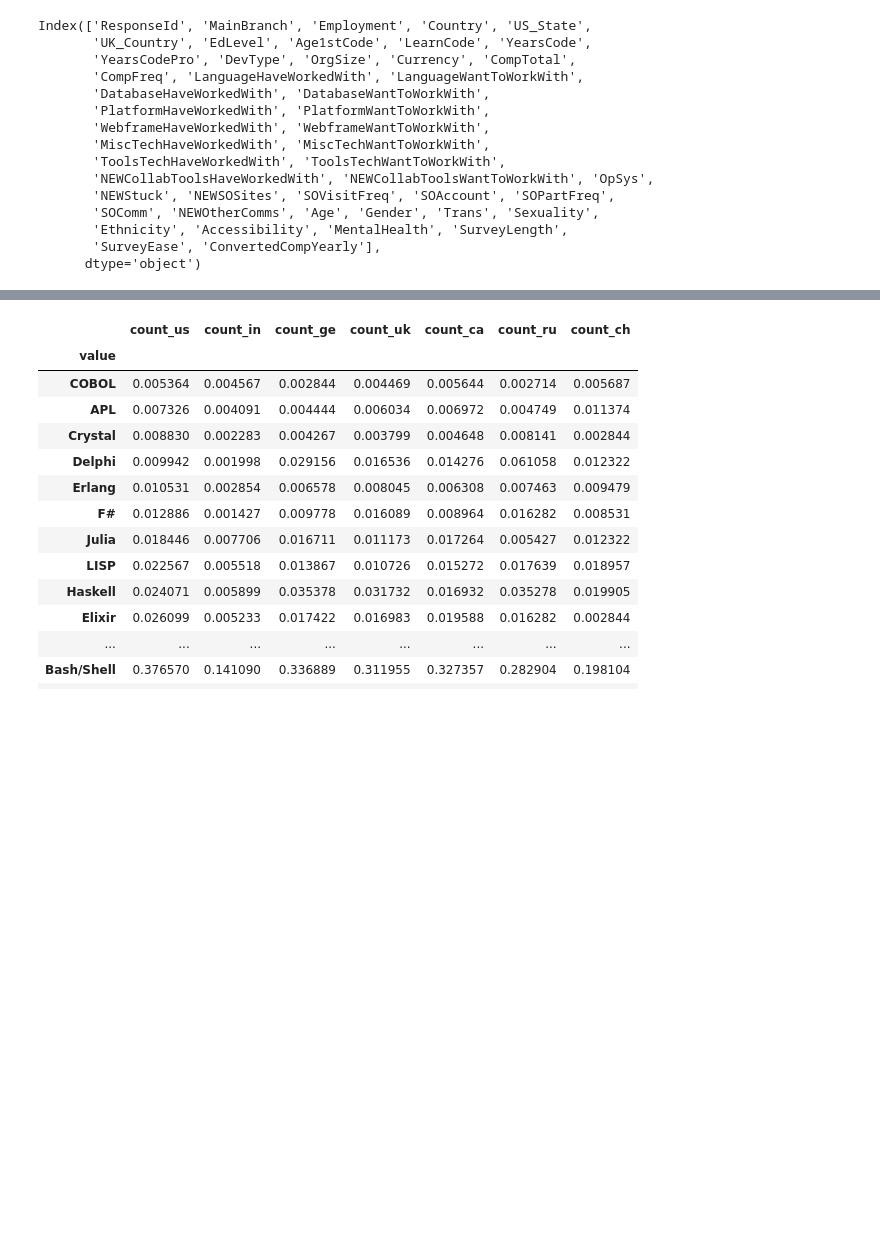
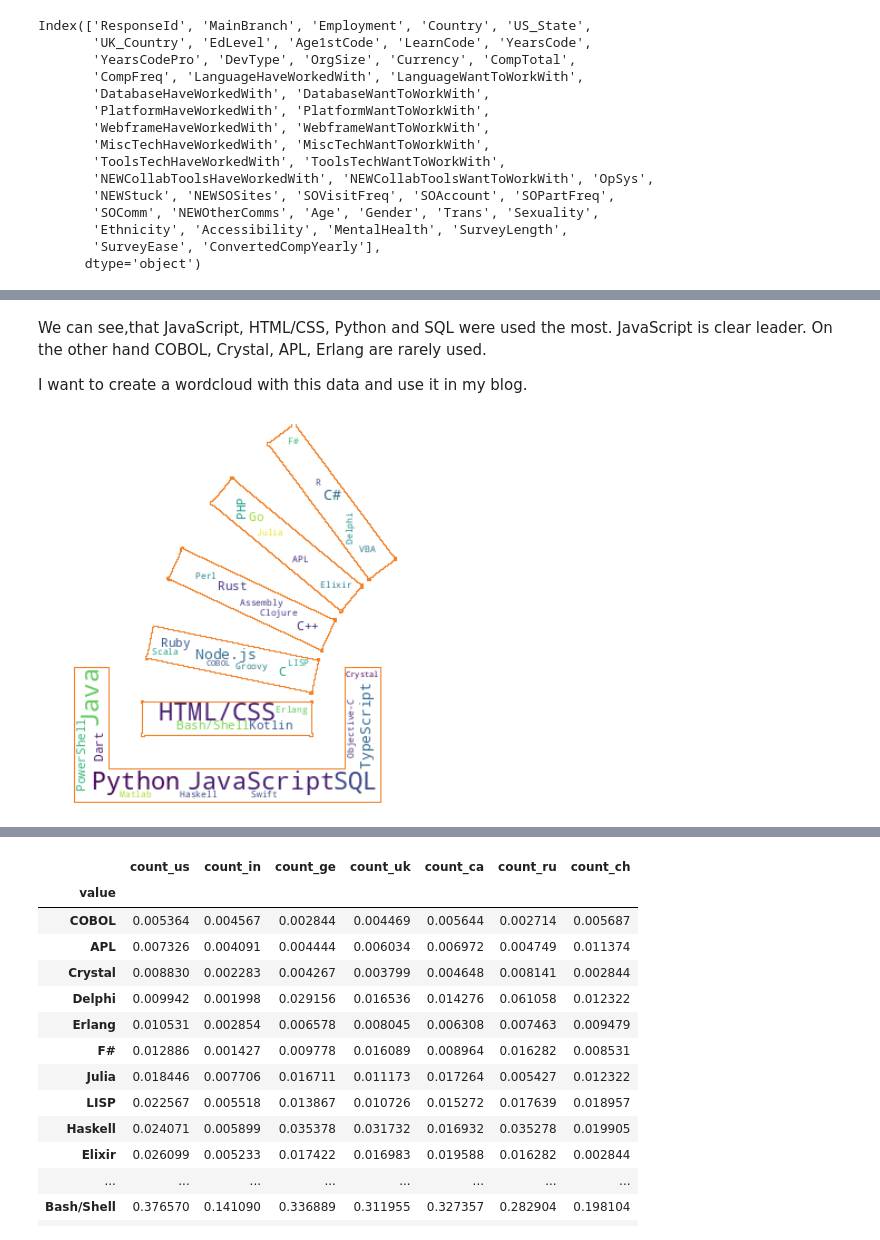
Before and after one commit to natashk/Udacity-DSND-Project1, a Jupyter notebook: so_survey.ipynb, the cells around one changed output, grey strips where cells are left out. Saved outputs shown, nothing was run; the diff lists cells and outputs as text; code cells hidden in the pictures; blank space fills up the shorter version.

```diff
--- a/so_survey.ipynb
+++ b/so_survey.ipynb
@@ -140,0 +144,40 @@ df_lang_worked
+# %% [markdown]
+We can see,that JavaScript, HTML/CSS, Python and SQL were used the most. JavaScript is clear leader.
+On the other hand COBOL, Crystal, APL, Erlang are rarely used.
+
+I want to create a wordcloud with this data and use it in my blog.
+# %%
+#https://amueller.github.io/word_cloud/auto_examples/parrot.html
+from wordcloud import WordCloud, STOPWORDS, ImageColorGenerator
+from PIL import Image
+import numpy as np
+from scipy.ndimage import gaussian_gradient_magnitude
+
+df_lang = df_lang_worked.copy().reset_index()
+df_lang['count'] = (df_lang['count'] * 10000).astype(int)
+
+tuples = [tuple(x) for x in df_lang.values]
+so_color = np.array(Image.open('so_logo2.png'))
+# subsample by factor of 3. Very lossy but for a wordcloud we don't really care.
+so_color = so_color[::3, ::3]
+
+# create mask  white is "masked out"
+so_mask = so_color.copy()
+so_mask[so_mask.sum(axis=2) == 0] = 255
+
+# some finesse: we enforce boundaries between colors so they get less washed out.
+# For that we do some edge detection in the image
+edges = np.mean([gaussian_gradient_magnitude(so_color[:, :, i] / 255., 2) for i in range(3)], axis=0)
+so_mask[edges > .08] = 255
+
+image_colors = ImageColorGenerator(so_color)
+#wordcloud = WordCloud(background_color="#302d2b", mask=so_mask, contour_width=3, contour_color='firebrick').generate_from_frequencies(dict(tuples))
+wordcloud = WordCloud(background_color="white", mask=so_mask, contour_width=1, contour_color='#f48024',
+                    random_state=42, relative_scaling=0).generate_from_frequencies(dict(tuples))
+plt.figure(figsize=[10,7])
+#plt.imshow(wordcloud.recolor(color_func=image_colors), interpolation='bilinear')
+plt.imshow(wordcloud, interpolation='bilinear')
+plt.axis("off")
+wordcloud.to_file("wordcloud.png");
+# %% [output]
+[figure, added]
```
Also changed, not shown: parts of 9 cells of this notebook, 1 other file.
